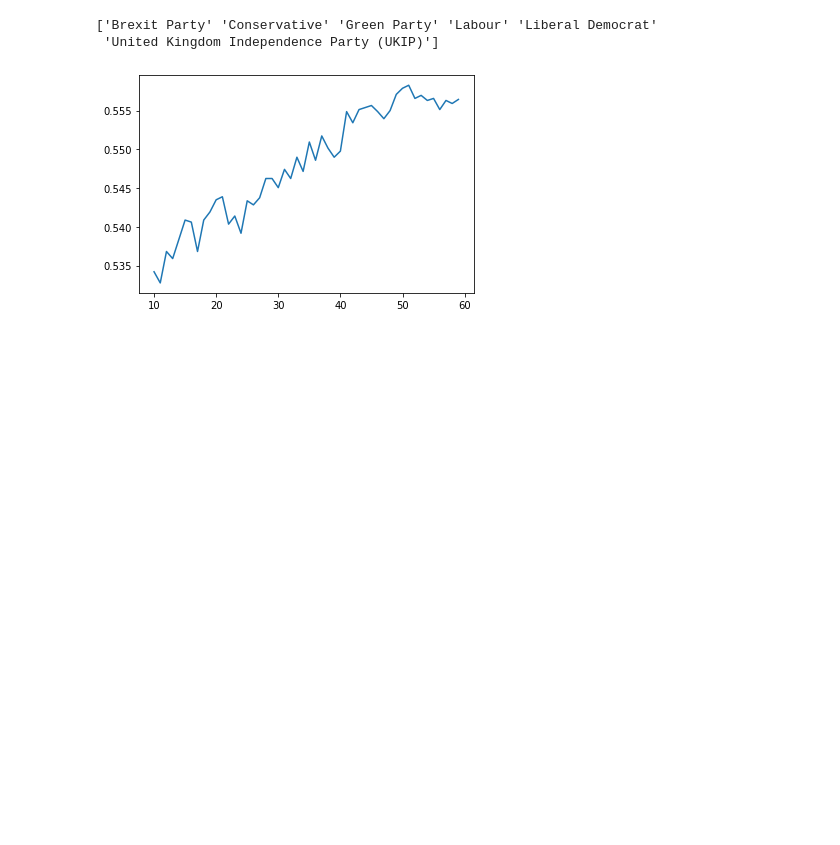
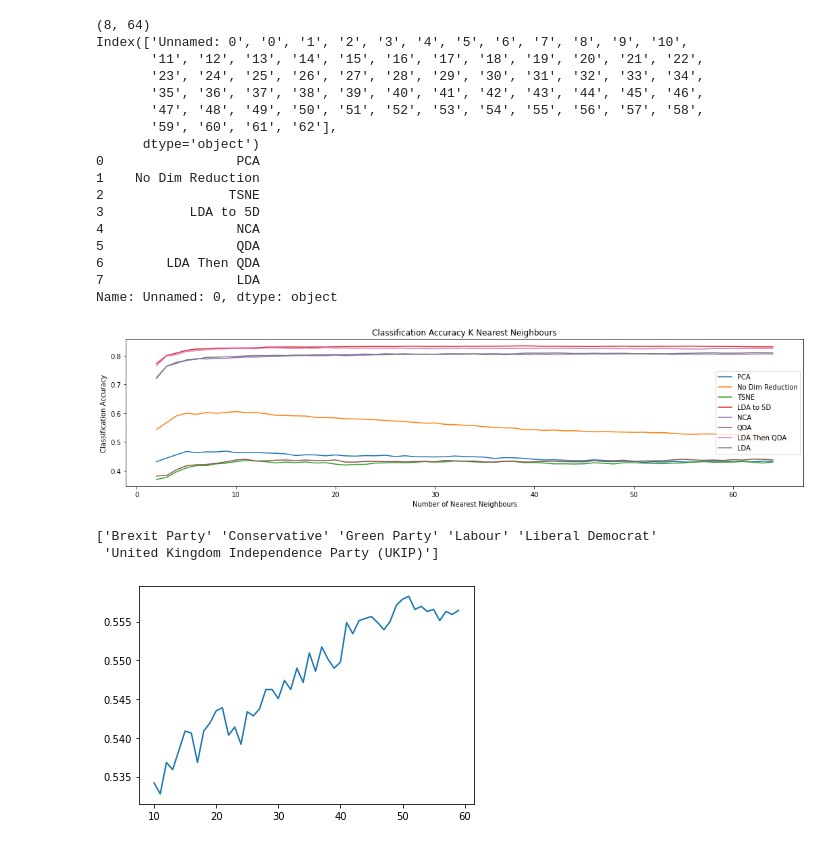
Before and after one commit to rbromley19/MDM_3_Politics, a Jupyter notebook: Dimreduction Comparison.ipynb, the cells around one changed output. Drawn from its saved outputs; the diff is of its cells as text; code cells hidden in the pictures; blank space fills up the shorter version.

```diff
--- a/Dimreduction Comparison.ipynb
+++ b/Dimreduction Comparison.ipynb
@@ -25,3 +23,49 @@ print(np.unique(label))
+# %%
+scaleddf=pd.read_csv("purity_knn.csv")
+import matplotlib.pyplot as plt
+purities = scaleddf.to_dict()
+print(np.shape(scaleddf))
+print(scaleddf.columns)
+print(scaleddf['Unnamed: 0'])
+names = scaleddf['Unnamed: 0']
+listresults = scaleddf.drop('Unnamed: 0',axis=1).values.tolist()
+
+
+fig, ax = plt.subplots()
+fig.set_size_inches(18,4)
+clusters = range(2,65)
+c=0
+for i in names:
+    ax.plot(clusters,listresults[c],label = i)
+    ax.set_title("Classification Accuracy K Nearest Neighbours")
+    ax.legend()
+    ax.set_ylabel("Classification Accuracy")
+    ax.set_xlabel("Number of Nearest Neighbours")
+    """ax[1].plot(clusters,f1s[i],label = i)
+    ax[1].set_title("F1 With KMeans Optimal Assignments")
+
+
+    ax[1].set_ylabel("F1 Scores")"""
+    c+=1
+# %% [output]
+(8, 64)
+Index(['Unnamed: 0', '0', '1', '2', '3', '4', '5', '6', '7', '8', '9', '10',
+       '11', '12', '13', '14', '15', '16', '17', '18', '19', '20', '21', '22',
+       '23', '24', '25', '26', '27', '28', '29', '30', '31', '32', '33', '34',
+       '35', '36', '37', '38', '39', '40', '41', '42', '43', '44', '45', '46',
+       '47', '48', '49', '50', '51', '52', '53', '54', '55', '56', '57', '58',
+       '59', '60', '61', '62'],
+      dtype='object')
+0                 PCA
+1    No Dim Reduction
+2                TSNE
+3           LDA to 5D
+4                 NCA
+5                 QDA
+6        LDA Then QDA
+7                 LDA
+Name: Unnamed: 0, dtype: object
+[figure, added]
 # %%
 from scipy.optimize import linear_sum_assignment
 from sklearn.cluster import KMeans
```
Also changed, not shown: parts of 1 cell of this notebook, 3 other files.
